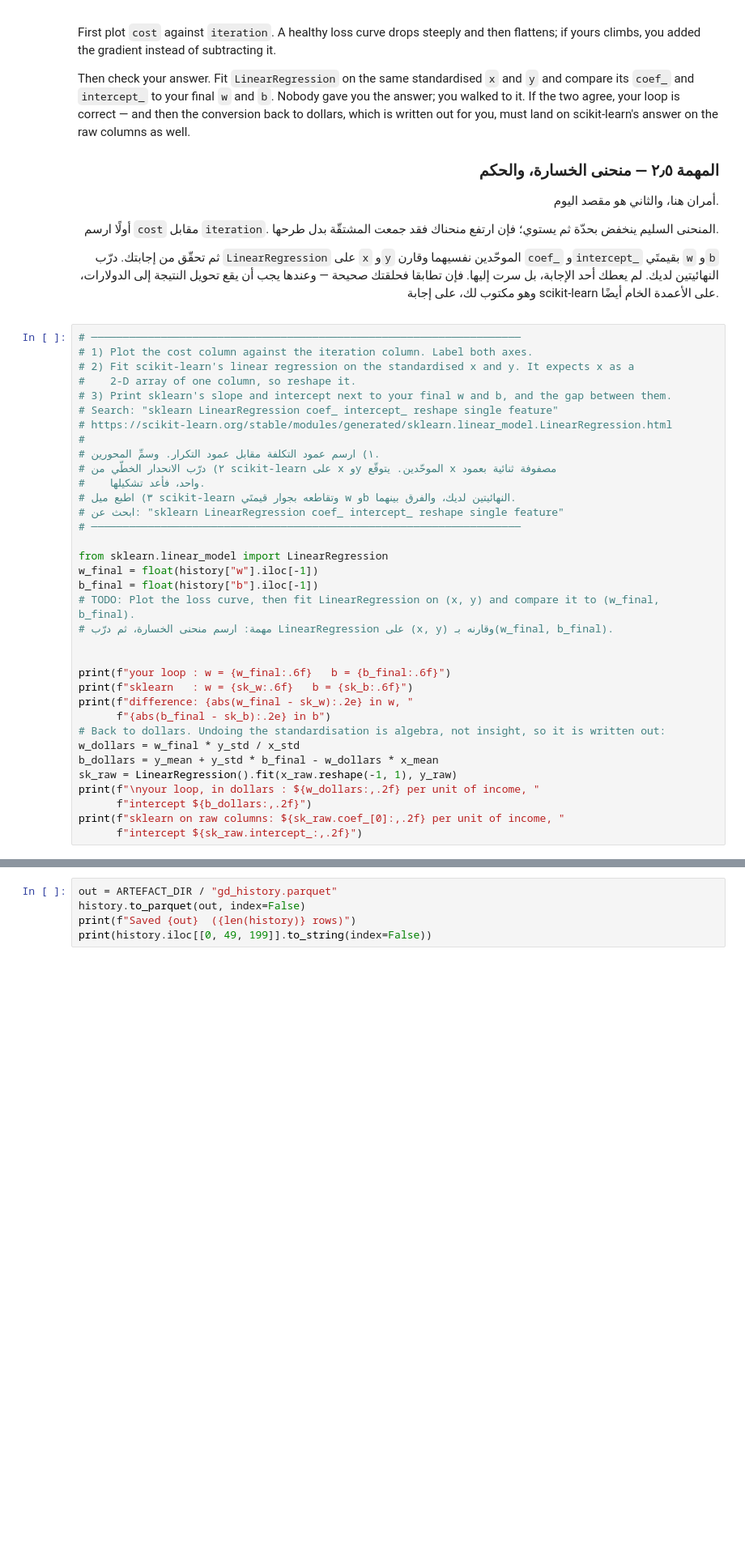
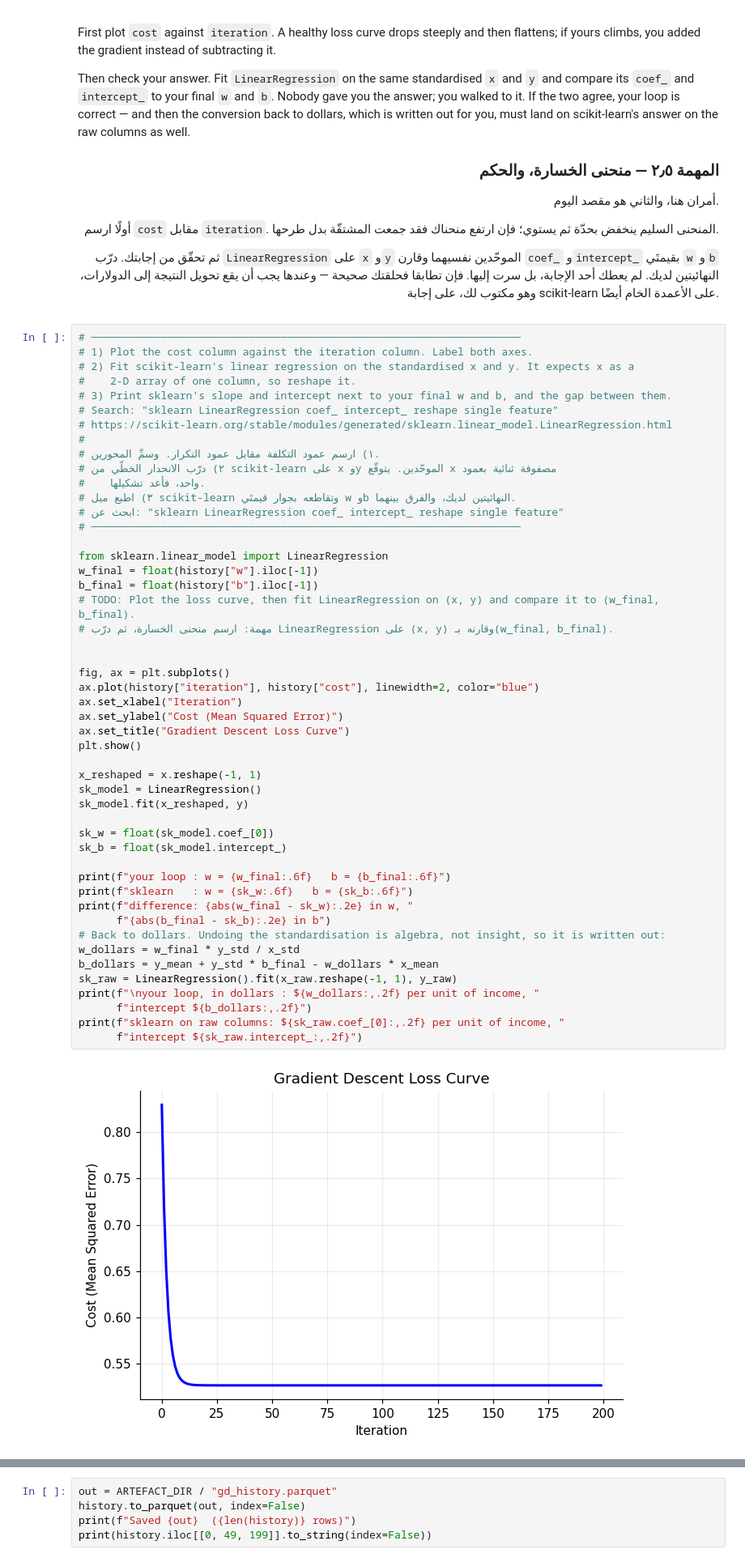
Before and after one commit to Aziz-132/AIEP_Olo_student, a Jupyter notebook: week_1_foundations/labs/D2_gradient_descent/D2_gradient_descent_blank.ipynb, the cells around one changed output, grey strips where cells are left out. Shown at 81% size. Drawn from its saved outputs; the diff is of its cells as text; blank space fills up the shorter version.

```diff
--- a/week_1_foundations/labs/D2_gradient_descent/D2_gradient_descent_blank.ipynb
+++ b/week_1_foundations/labs/D2_gradient_descent/D2_gradient_descent_blank.ipynb
@@ -660,30 +660,46 @@ you, must land on scikit-learn's answer on the raw columns as well.
 # 3) Print sklearn's slope and intercept next to your final w and b, and the gap between them.
 # Search: "sklearn LinearRegression coef_ intercept_ reshape single feature"
 # https://scikit-learn.org/stable/modules/generated/sklearn.linear_model.LinearRegression.html
 #
 # ١) ارسم عمود التكلفة مقابل عمود التكرار. وسمِّ المحورين.
 # ٢) درّب الانحدار الخطّي من scikit-learn على x وy الموحّدين. يتوقّع x مصفوفة ثنائية بعمود
 #    واحد، فأعد تشكيلها.
 # ٣) اطبع ميل scikit-learn وتقاطعه بجوار قيمتَي w وb النهائيتين لديك، والفرق بينهما.
 # ابحث عن: "sklearn LinearRegression coef_ intercept_ reshape single feature"
 # ────────────────────────────────────────────────────────────────────
 
 from sklearn.linear_model import LinearRegression
 w_final = float(history["w"].iloc[-1])
 b_final = float(history["b"].iloc[-1])
 # TODO: Plot the loss curve, then fit LinearRegression on (x, y) and compare it to (w_final, b_final).
 # مهمة: ارسم منحنى الخسارة، ثم درّب LinearRegression على (x, y) وقارنه بـ(w_final, b_final).
 
 
+fig, ax = plt.subplots()
+ax.plot(history["iteration"], history["cost"], linewidth=2, color="blue")
+ax.set_xlabel("Iteration")
+ax.set_ylabel("Cost (Mean Squared Error)")
+ax.set_title("Gradient Descent Loss Curve")
+plt.show()
+
+x_reshaped = x.reshape(-1, 1)
+sk_model = LinearRegression()
+sk_model.fit(x_reshaped, y)
+
+sk_w = float(sk_model.coef_[0])
+sk_b = float(sk_model.intercept_)
+
 print(f"your loop : w = {w_final:.6f}   b = {b_final:.6f}")
 print(f"sklearn   : w = {sk_w:.6f}   b = {sk_b:.6f}")
 print(f"difference: {abs(w_final - sk_w):.2e} in w, "
       f"{abs(b_final - sk_b):.2e} in b")
 # Back to dollars. Undoing the standardisation is algebra, not insight, so it is written out:
 w_dollars = w_final * y_std / x_std
 b_dollars = y_mean + y_std * b_final - w_dollars * x_mean
 sk_raw = LinearRegression().fit(x_raw.reshape(-1, 1), y_raw)
 print(f"\nyour loop, in dollars : ${w_dollars:,.2f} per unit of income, "
       f"intercept ${b_dollars:,.2f}")
 print(f"sklearn on raw columns: ${sk_raw.coef_[0]:,.2f} per unit of income, "
       f"intercept ${sk_raw.intercept_:,.2f}")
+# %% [output]
+[figure, added]
```
Also changed, not shown: parts of 2 cells of this notebook.
